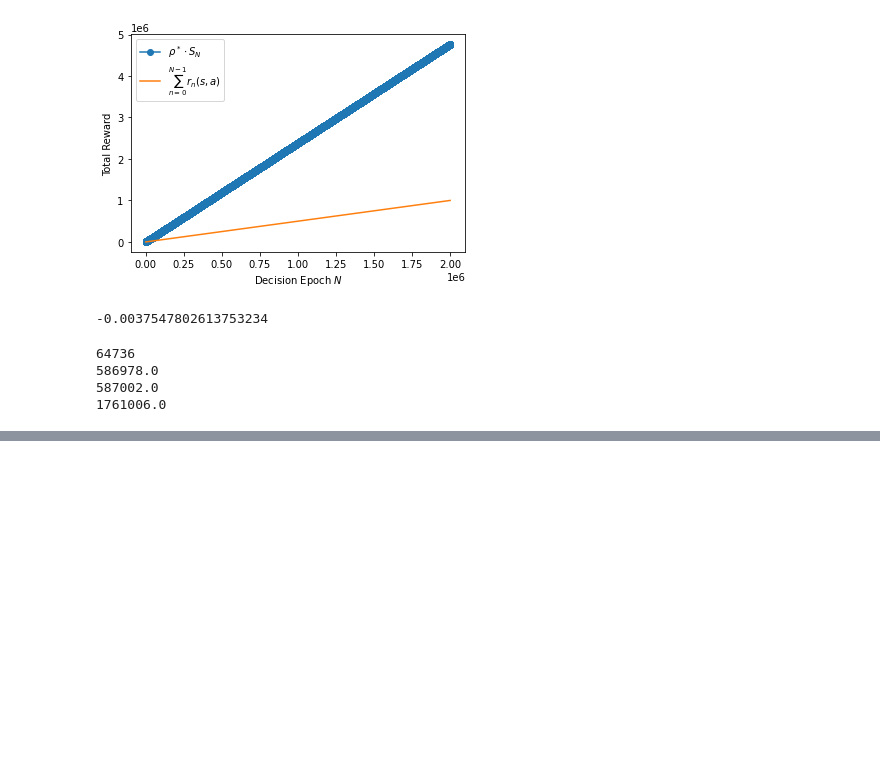
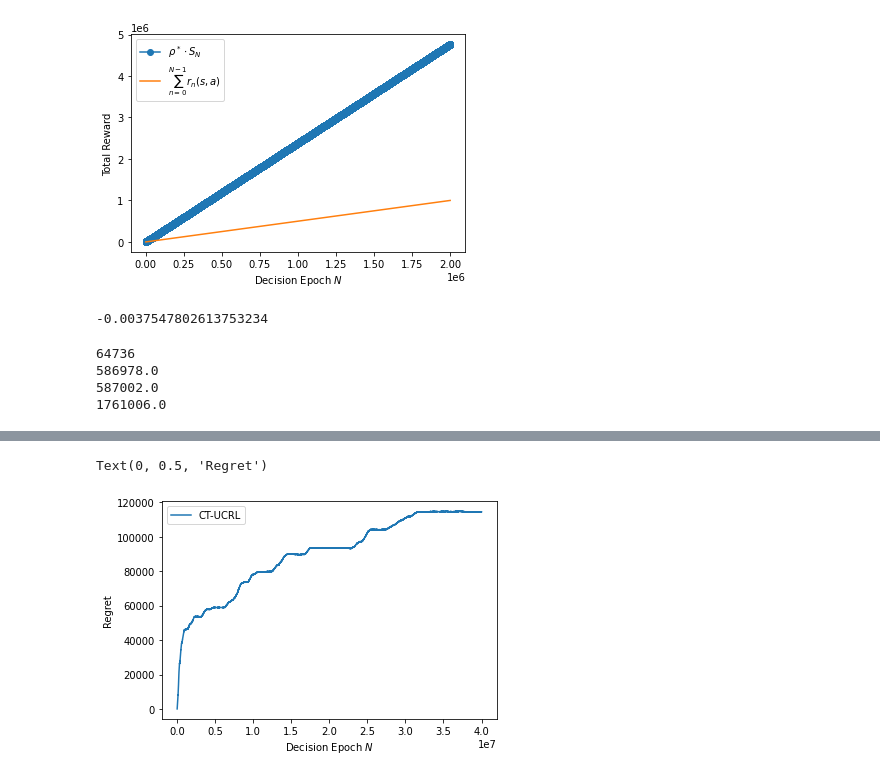
Before and after one commit to JialeZhaCUHK/CT_UCRL, a Jupyter notebook: test.ipynb, the cells around one changed output, grey strips where cells are left out. Drawn from its saved outputs; the diff is of its cells as text; code cells hidden in the pictures; blank space fills up the shorter version.

```diff
--- a/test.ipynb
+++ b/test.ipynb
@@ -202,0 +270,18 @@ print(bound_const)
+# %%
+avg_regret = pkl.load(open('../../data/CT-UCRL/EX1/delta_00005/regret', 'rb'))
+# %%
+log_factor = 8000
+label_gap = 5
+xlabel = [k * label_gap for k in range(1, num_dec_epoch // label_gap + 1)]
+plt.plot(xlabel, avg_regret[1][::label_gap],
+         label = 'CT-UCRL')
+# plt.plot(xlabel, log_factor * np.log(xlabel),
+#          label=r'${}\log(N)$'.format(log_factor))
+plt.ticklabel_format(style='sci', axis='x', scilimits=(0,0))
+plt.legend()
+plt.xlabel(r'Decision Epoch $N$')
+plt.ylabel('Regret')
+# plt.savefig('../../fig/CT-UCRL/EX2/one_path1', bbox_inches='tight', dpi=300)
+# %% [output]
+Text(0, 0.5, 'Regret')
+[figure, added]
```
Also changed, not shown: parts of 8 cells of this notebook, 2 other files.
